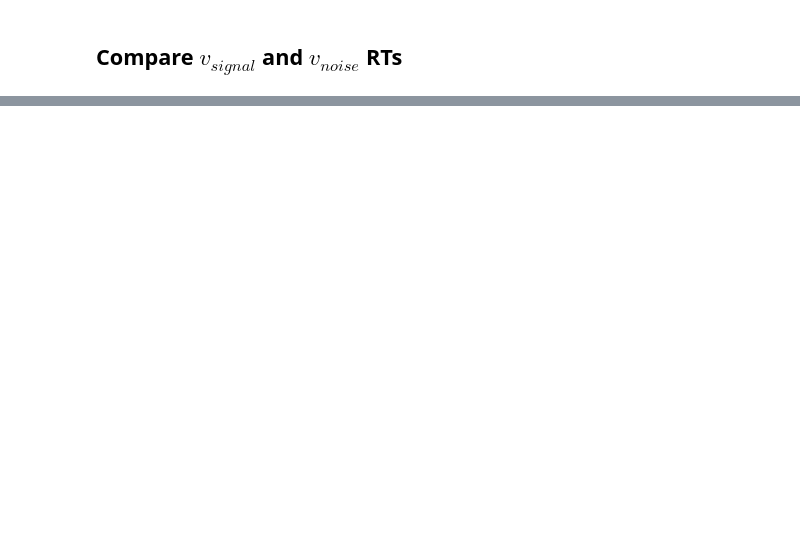
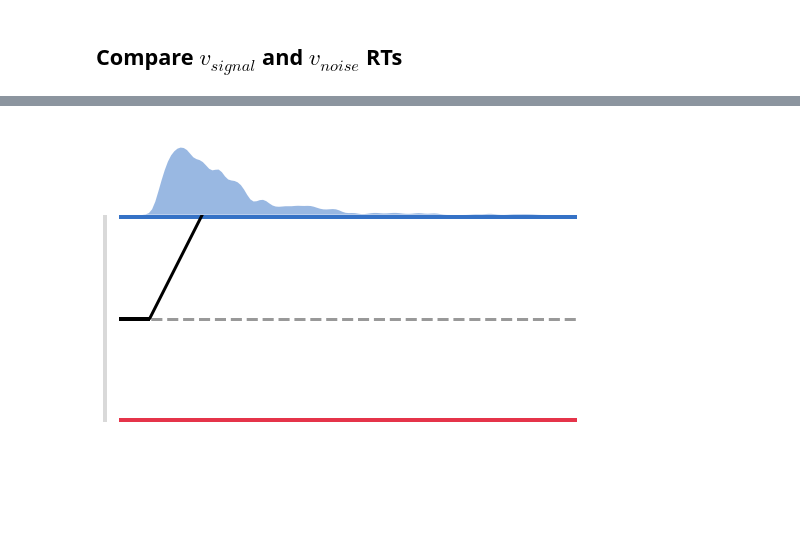
Before and after one commit to WilliXL/AdaptiveDecisionMaking_2018, a Jupyter notebook: notebooks/Lab 1 - SDT and DDM.ipynb, the cells around one changed output, grey strips where cells are left out. Cells and saved outputs as stored; diff of their text form; code cells hidden in the pictures; blank space fills up the shorter version.

```diff
--- a/notebooks/Lab 1 - SDT and DDM.ipynb
+++ b/notebooks/Lab 1 - SDT and DDM.ipynb
@@ -175,0 +194,4 @@ ax = vis.compare_drift_effects(sdtData, plist)
+# %%
+bx = vis.plot_this_sims(df,parameters,plot_v = True)
+# %% [output]
+[figure, added]
```
Also changed, not shown: parts of 9 cells of this notebook, 1 other file.
